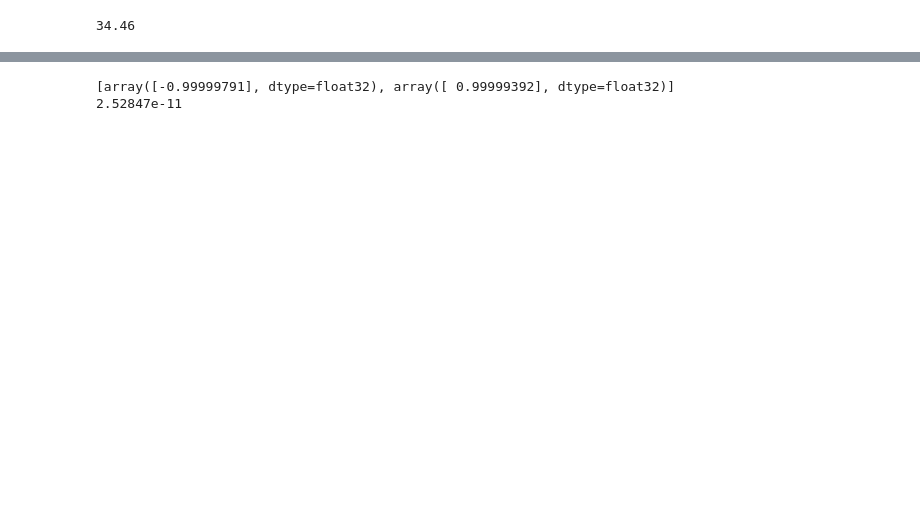
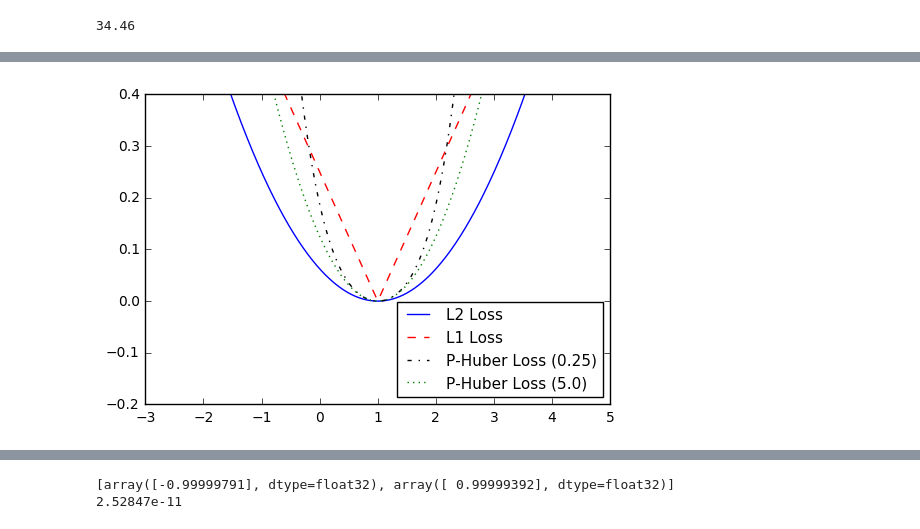
Before and after one commit to faruihuihui/tutorial, a Jupyter notebook: tensorflow.ipynb, the cells around one changed output, grey strips where cells are left out. Drawn from its saved outputs; the diff is of its cells as text; code cells hidden in the pictures; blank space fills up the shorter version.

```diff
--- a/tensorflow.ipynb
+++ b/tensorflow.ipynb
@@ -82,0 +478,13 @@ print session.run(loss, {x:[1,2,3,4], y:[0,-1,-2,-3]})
+# %%
+array_1 = np.array([[1., 3., 5., 7., 9.], [-2., 0., 2., 4., 6.], [-6., -3., 0., 3., 6.]])
+array_2 = np.array([array_1, array_1 + 1.])
+x_data = tf.placeholder(dtype=tf.float32, shape=(3,None))
+m1 = tf.constant([[1.],[0.],[-1.],[2.],[4.]])
+m2 = tf.constant([[2.]])
+m3 = tf.constant([[10.]])
+prod_1 = tf.matmul(x_data, m1)
+prod_2 = tf.matmul(prod_1, m2)
+add_1 = tf.add(prod_2, m3)
+
+for x in array_2:
+    print sess.run(add_1, feed_dict={x_data:x})
@@ -82,0 +500,74 @@ print session.run(loss, {x:[1,2,3,4], y:[0,-1,-2,-3]})
+# %%
+import matplotlib.pyplot as plt
+import tensorflow as tf
+x_vals = tf.linspace(-1., 1., 500)
+target = tf.constant(0.)
+
+# 1, L2 Norm loss also known as Euclidean loss function
+l2_y_vals = tf.square(target - x_vals)
+l2_y_out = sess.run(l2_y_vals)
+
+# 2, L1 Norm loss
+l1_y_vals = tf.abs(target -  x_vals)
+l1_y_out = sess.run(l1_y_vals)
+
+# 3, Pseudo-Huber loss
+delta1 = tf.constant(0.25)
+delta2 = tf.constant(5.)
+phuber1_y_vals = tf.multiply(tf.square(delta1), (tf.square(1. + tf.square((target - x_vals)/delta1)) - 1.))
+phuber1_y_out = sess.run(phuber1_y_vals)
+phuber2_y_vals = tf.multiply(tf.square(delta2), (tf.square(1. + tf.square((target - x_vals)/delta2)) - 1.))
+phuber2_y_out = sess.run(phuber2_y_vals)
+
+
+x_vals = tf.linspace(-3., 5., 500)
+target = tf.constant(1.)
+targets = tf.fill([500,], 1.)
+
+# 4, hinge loss
+hinge_y_vals = tf.maximum(0., 1. - tf.multiply(target, x_vals))
+hinge_y_out = sess.run(hinge_y_vals)
+
+# 5, cross entropy loss
+xentropy_y_vals = - tf.multiply(target, tf.log(x_vals)) - tf.multiply(1. - target, tf.log(1. - x_vals))
+xentropy_y_out = sess.run(xentropy_y_vals)
+
+# 6, sigmoid cross entropy loss
+xentropy_sigmoid_y_vals = tf.nn.sigmoid_cross_entropy_with_logits(logits=x_vals, labels=targets)
+xentropy_sigmoid_y_out = sess.run(xentropy_sigmoid_y_vals)
+
+# 7, Weighted cross entropy loss
+weight = tf.constant(0.5)
+xentropy_weighted_y_vals = tf.nn.weighted_cross_entropy_with_logits(x_vals, targets, weight)
+xentropy_weighted_y_out = sess.run(xentropy_weighted_y_vals)
+
+# 8, Softmax cross-entropy loss
+unscaled_logits = tf.constant([[1., -3., 10.]])
+target_dist = tf.constant([[0.1, 0.02, 0.88]])
+softmax_xentropy = tf.nn.softmax_cross_entropy_with_logits(logits=unscaled_logits, labels=target_dist)
+print sess.run(softmax_xentropy)
+
+# 9, Sparse softmax cross-entropy loss
+unscaled_logits = tf.constant([[1., -3., 10.]])
+sparse_target_dist = tf.constant([2])
+sparse_xentropy = tf.nn.sparse_softmax_cross_entropy_with_logits(logits=unscaled_logits, labels=sparse_target_dist)
+print(sess.run(sparse_xentropy))
+
+x_array = sess.run(x_vals)
+plt.plot(x_array, l2_y_out, 'b-', label='L2 Loss')
+plt.plot(x_array, l1_y_out, 'r--', label='L1 Loss')
+plt.plot(x_array, phuber1_y_out, 'k-.', label='P-Huber Loss (0.25)')
+plt.plot(x_array, phuber2_y_out, 'g:', label='P-Huber Loss (5.0)')
+plt.ylim(-0.2, 0.4)
+plt.legend(loc='lower right', prop={'size': 11})
+plt.show()
+
+x_array = sess.run(x_vals)
+plt.plot(x_array, hinge_y_out, 'b-', label='Hinge Loss')
+plt.plot(x_array, xentropy_y_out, 'r--', label='Cross Entropy Loss')
+plt.plot(x_array, xentropy_sigmoid_y_out, 'k-.', label='Cross Entropy Sigmoid Loss')
+plt.plot(x_array, xentropy_weighted_y_out, 'g:', label='Weighted Cross Enropy Loss (x0.5)')
+plt.ylim(-1.5, 3)
+plt.legend(loc='lower right', prop={'size': 11})
+plt.show()
+# %% [output]
@@ -82,0 +576 @@ print session.run(loss, {x:[1,2,3,4], y:[0,-1,-2,-3]})
+[figure, added]
```
Also changed, not shown: parts of 69 cells of this notebook.
